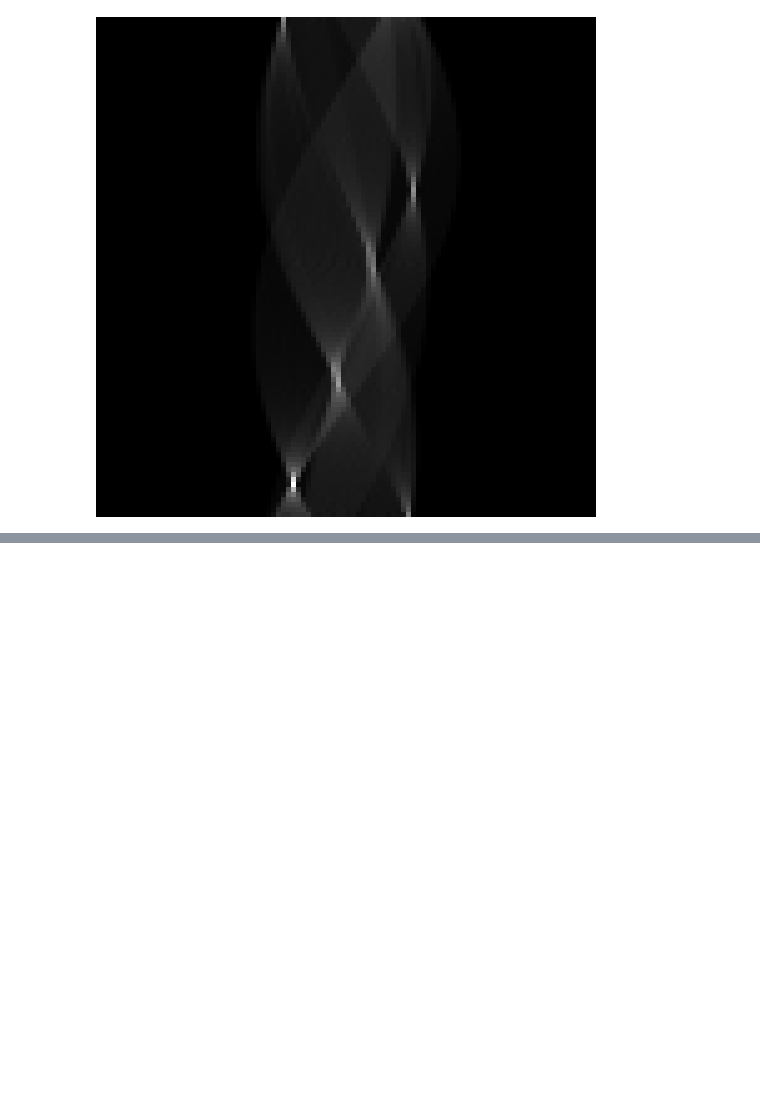
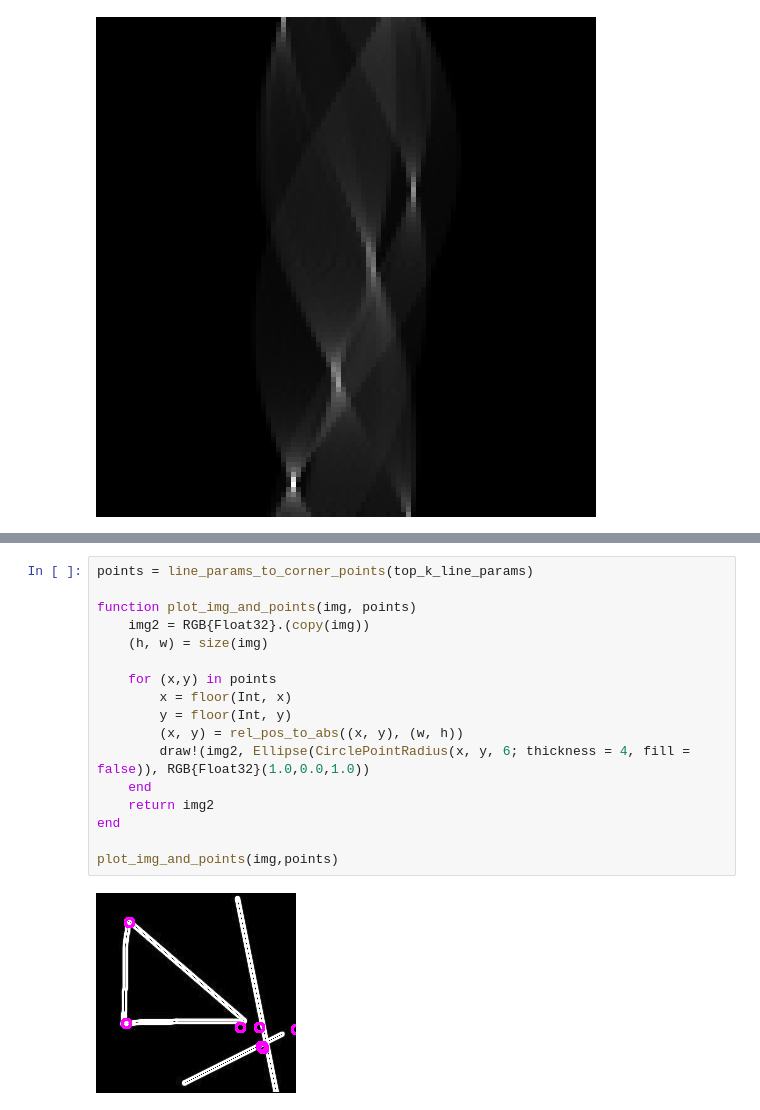
Before and after one commit to tadeohepperle/advanced_bioimage_programming, a Jupyter notebook: image_ops_julia/jl.ipynb, the cells around one changed output, grey strips where cells are left out. Drawn from its saved outputs; the diff is of its cells as text; blank space fills up the shorter version.

```diff
--- a/image_ops_julia/jl.ipynb
+++ b/image_ops_julia/jl.ipynb
@@ -117,0 +147,19 @@ plot_img_and_linear_functions(img, top_k_line_params)
+# %%
+points = line_params_to_corner_points(top_k_line_params)
+
+function plot_img_and_points(img, points)
+    img2 = RGB{Float32}.(copy(img))
+    (h, w) = size(img)
+
+    for (x,y) in points
+        x = floor(Int, x)
+        y = floor(Int, y)
+        (x, y) = rel_pos_to_abs((x, y), (w, h))
+        draw!(img2, Ellipse(CirclePointRadius(x, y, 6; thickness = 4, fill = false)), RGB{Float32}(1.0,0.0,1.0))
+    end
+    return img2
+end
+
+plot_img_and_points(img,points)
+# %% [output]
+[figure, added]
```
Also changed, not shown: parts of 9 cells of this notebook, 1 other file.
